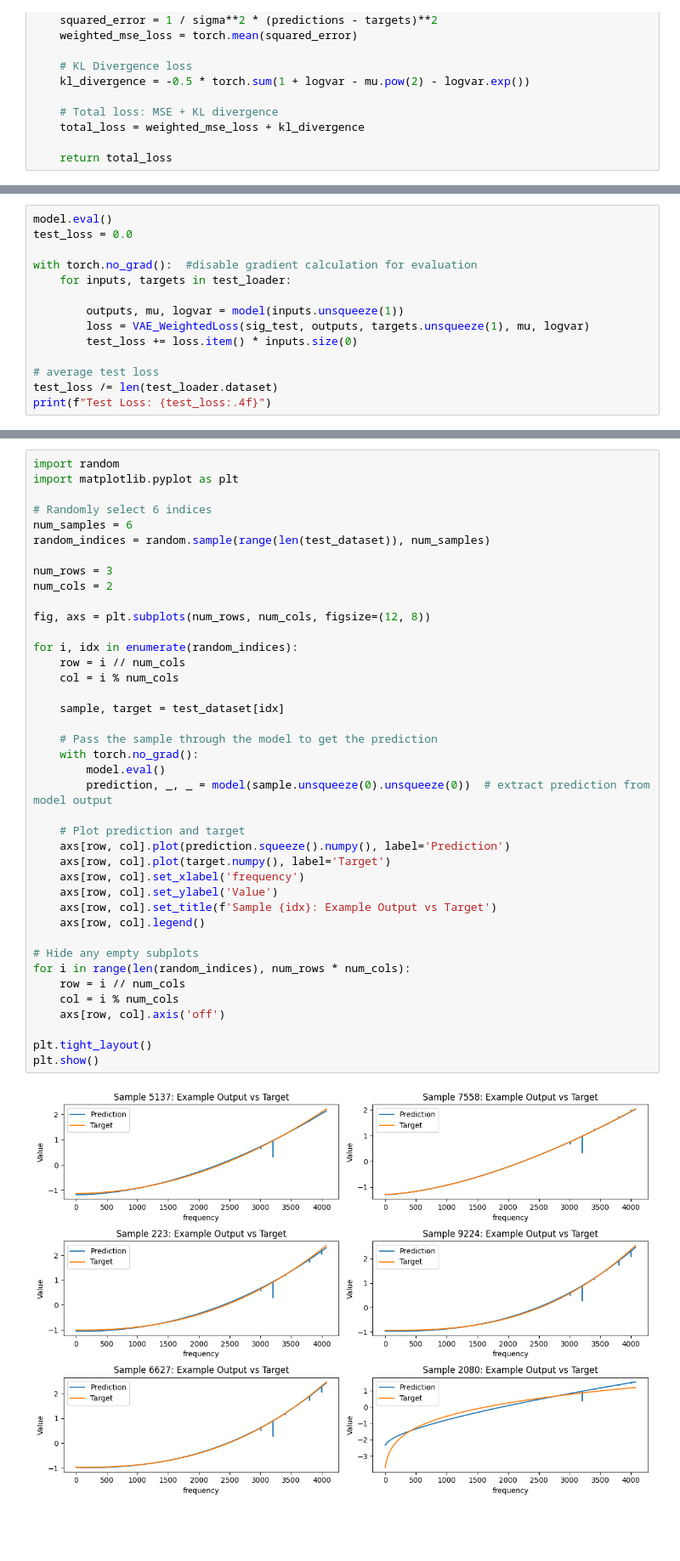
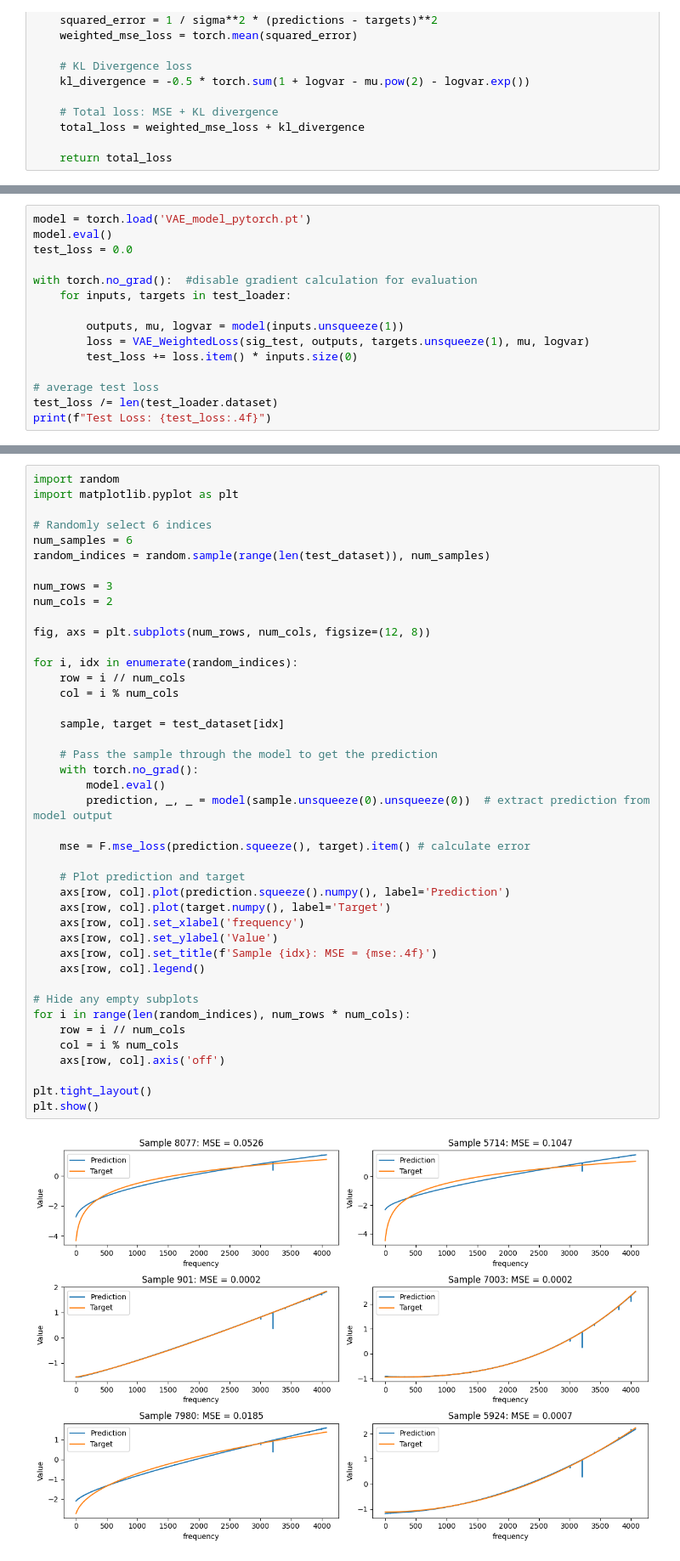
Before and after one commit to abbystokes/SBI_SGWB_DSMMA, a Jupyter notebook: Abby/VAE.ipynb, the cells around one changed output, grey strips where cells are left out. Shown at 85% size. Cells and saved outputs as stored; diff of their text form; blank space fills up the shorter version.

Commit message:
added sampling from VAE plt, saved model parameters

```diff
--- a/Abby/VAE.ipynb
+++ b/Abby/VAE.ipynb
@@ -379,4 +389,5 @@ Epoch [50/50], Loss: 510.0072019640
 # %%
+model = torch.load('VAE_model_pytorch.pt')
 model.eval()
 test_loss = 0.0
 
@@ -405,32 +416,34 @@ num_cols = 2
 
 fig, axs = plt.subplots(num_rows, num_cols, figsize=(12, 8))
 
 for i, idx in enumerate(random_indices):
     row = i // num_cols
     col = i % num_cols
 
     sample, target = test_dataset[idx]
 
     # Pass the sample through the model to get the prediction
     with torch.no_grad():
         model.eval()
         prediction, _, _ = model(sample.unsqueeze(0).unsqueeze(0))  # extract prediction from model output
 
+    mse = F.mse_loss(prediction.squeeze(), target).item() # calculate error
+
     # Plot prediction and target
     axs[row, col].plot(prediction.squeeze().numpy(), label='Prediction')
     axs[row, col].plot(target.numpy(), label='Target')
     axs[row, col].set_xlabel('frequency')
     axs[row, col].set_ylabel('Value')
-    axs[row, col].set_title(f'Sample {idx}: Example Output vs Target')
+    axs[row, col].set_title(f'Sample {idx}: MSE = {mse:.4f}')
     axs[row, col].legend()
 
 # Hide any empty subplots
 for i in range(len(random_indices), num_rows * num_cols):
     row = i // num_cols
     col = i % num_cols
     axs[row, col].axis('off')
 
 plt.tight_layout()
 plt.show()
 # %% [output]
-[figure, old version]
+[figure, new version]
```
Also changed, not shown: parts of 11 cells of this notebook, 1 other file.
